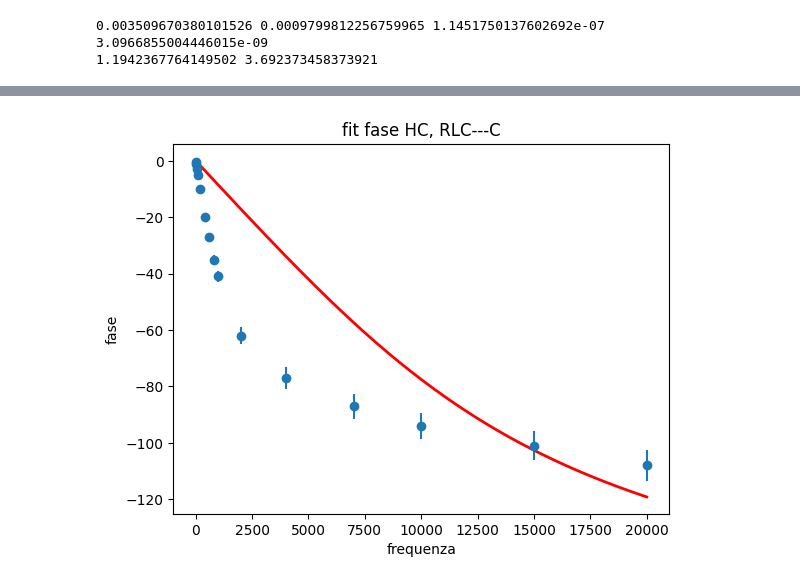
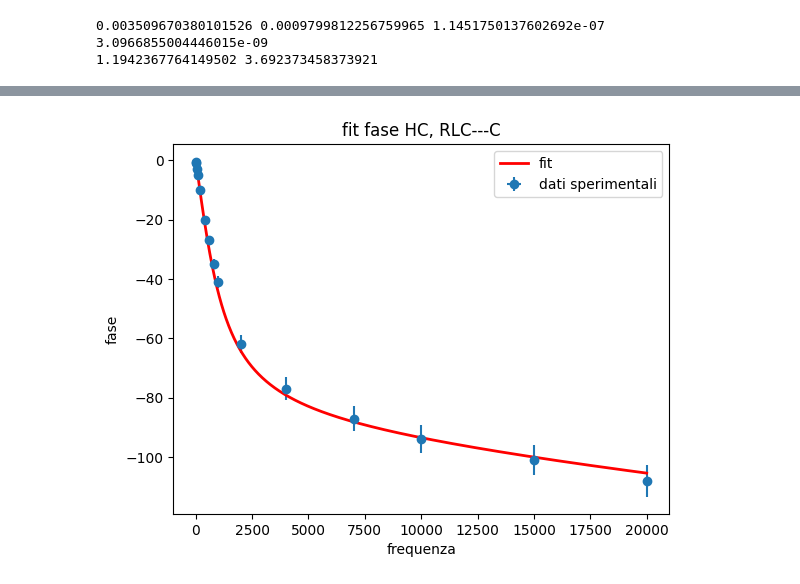
Before and after one commit to LocPeruzy/Lab-2, a Jupyter notebook: C_3.ipynb, the cells around one changed output, grey strips where cells are left out. Cells and saved outputs as stored; diff of their text form; code cells hidden in the pictures.

```diff
--- a/C_3.ipynb
+++ b/C_3.ipynb
@@ -22,17 +22,18 @@ def plot_fit_ampiezza (x_coord, y_coord, y_sigma, fit_function, minuit_object, t
     - minuit_object: the iminuit Minuit instance after fitting
     """
     fig, ax = plt.subplots ()
-    ax.errorbar (x_coord, y_coord, xerr = 01.0, yerr = y_sigma, linestyle = 'None', marker = 'o')
+    ax.errorbar (x_coord, y_coord, xerr = 01.0, yerr = y_sigma, linestyle = 'None', marker = 'o', label='dati sperimentali')
 
     x_fit = np.linspace (x_coord[0], x_coord[-1], 1000)
     best_params = {key: minuit_object.values[key] for key in minuit_object.parameters}
     y_fit = fit_function (x_fit, **best_params)  # Evaluate function with best-fit params
-    ax.plot (x_fit, y_fit, color="red", linewidth=2)
+    ax.plot (x_fit, y_fit, color="red", linewidth=2, label= 'fit' )
     ax.set_xlabel ("frequenza")
     ax.set_ylabel ("ampiezza")
     ax.set_title (title)
 
     #plt.savefig("R=5k_cb_C1.png")
+    ax.legend()
     plt.show()
     #plt.close(fig)
 
@@ -48,17 +49,18 @@ def plot_fit_fase (x_coord, y_coord, y_sigma, fit_function, minuit_object, title
     - minuit_object: the iminuit Minuit instance after fitting
     """
     fig, ax = plt.subplots ()
-    ax.errorbar (x_coord, y_coord, xerr = 01.0, yerr = y_sigma, linestyle = 'None', marker = 'o')
+    ax.errorbar (x_coord, y_coord, xerr = 01.0, yerr = y_sigma, linestyle = 'None', marker = 'o', label= 'dati sperimentali')
 
     x_fit = np.linspace (x_coord[0], x_coord[-1], 1000)
     best_params = {key: minuit_object.values[key] for key in minuit_object.parameters}
     y_fit = fit_function (x_fit, **best_params)  # Evaluate function with best-fit params
-    ax.plot (x_fit, y_fit, color="red", linewidth=2)
+    ax.plot (x_fit, y_fit, color="red", linewidth=2, label='fit')
     ax.set_xlabel ("frequenza")
     ax.set_ylabel ("fase")
     ax.set_title (title)
 
     #plt.savefig("R=5k_cb_C1.png")
+    ax.legend()
     plt.show()
     #plt.close(fig)
 # %%
@@ -1686,9 +1697,9 @@ plt.show()
 # %%
 #fit con HL---RLC ampiezza
 least_squares = LeastSquares (FrlC, HCrlc, errHCrlc, HCrlC)
-my_minuit14 = Minuit (least_squares, L=0.004, C=0.00000001)
-my_minuit14.limits["L"] = (Li1-10e-3,Li1 +10e-3)
-my_minuit14.limits["C"] = (Ci-10e-7, Ci+10e-7)
+my_minuit14 = Minuit (least_squares, L=0.0004, C=0.00000000001)
+my_minuit14.limits["L"] = (Li1-10e-4,Li1 +10e-4)
+my_minuit14.limits["C"] = (Ci-10e-8, Ci+10e-8)
 my_minuit14.migrad ()
 my_minuit14.hesse ()
 
@@ -1821,13 +1832,13 @@ print(t_student_L, t_student_C)
 1.1942367764149502 3.692373458373921
 # %%
 #plot fit 1 ampiezza
-plot_fit_ampiezza(FrlC , HCrlc, errHCrlc , HCrlC , my_minuit12, "fit HC, RLC---C")
+plot_fit_ampiezza(FrlC , HCrlc, errHCrlc , HCrlC , my_minuit14, "fit HC, RLC---C")
 #plt.savefig("RC_scarica.png")
 plt.show()
 #plt.close(fig)
 
 #plot fit 2 fase
-plot_fit_fase(FrlC , faseHCrlc, np.abs(faseHCrlc*(5/100)) ,argHCrlc , my_minuit13, "fit fase HC, RLC---C")
+plot_fit_fase(FrlC , faseHCrlc, np.abs(faseHCrlc*(5/100)) ,argHCrlc , my_minuit15, "fit fase HC, RLC---C")
 #plt.savefig("RC_scarica.png")
 plt.show()
 #plt.close(fig)
@@ -1836 +1847 @@ plt.show()
-[figure, old version]
+[figure, new version]
```
Also changed, not shown: parts of 25 cells of this notebook, 1 other file.
